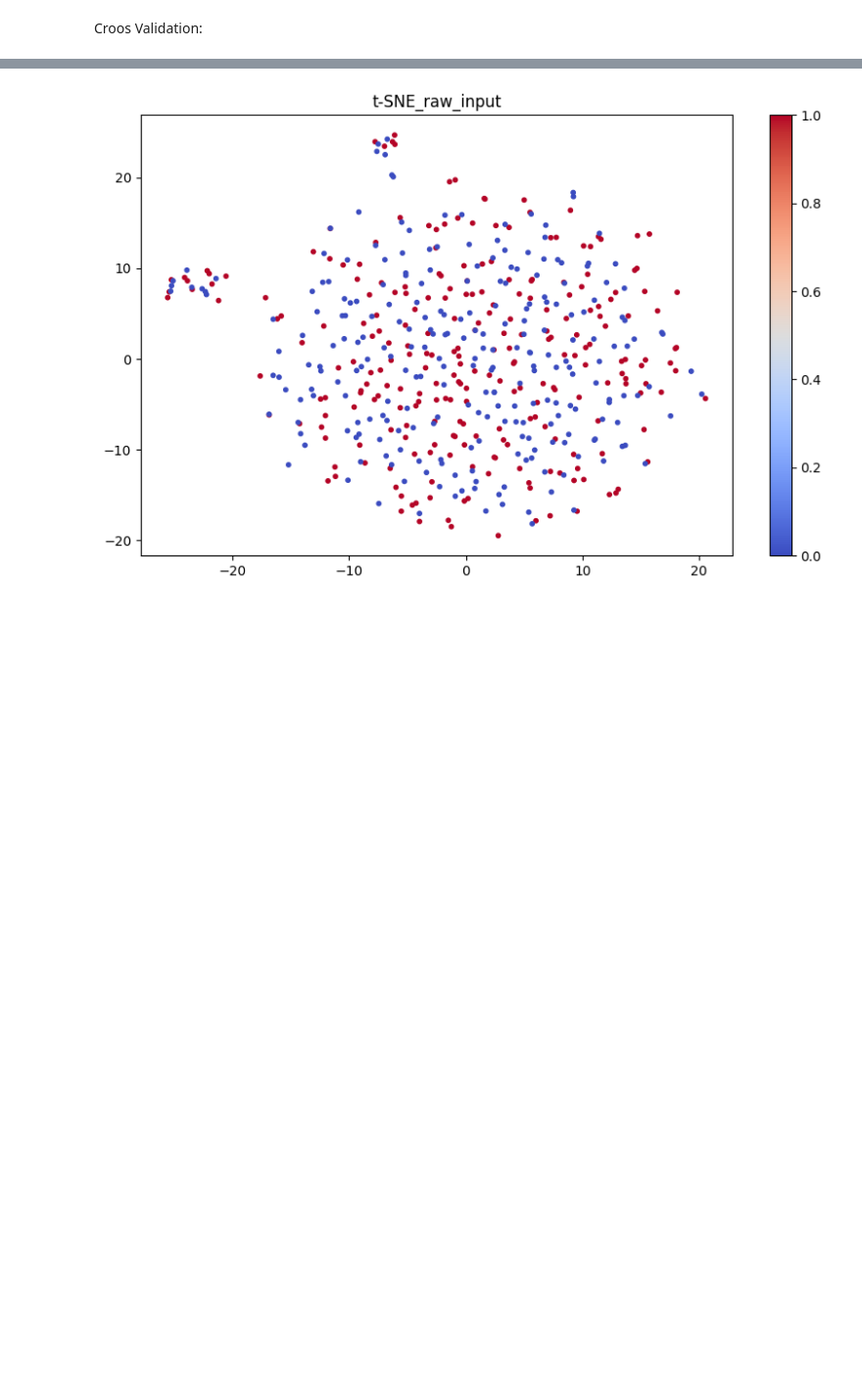
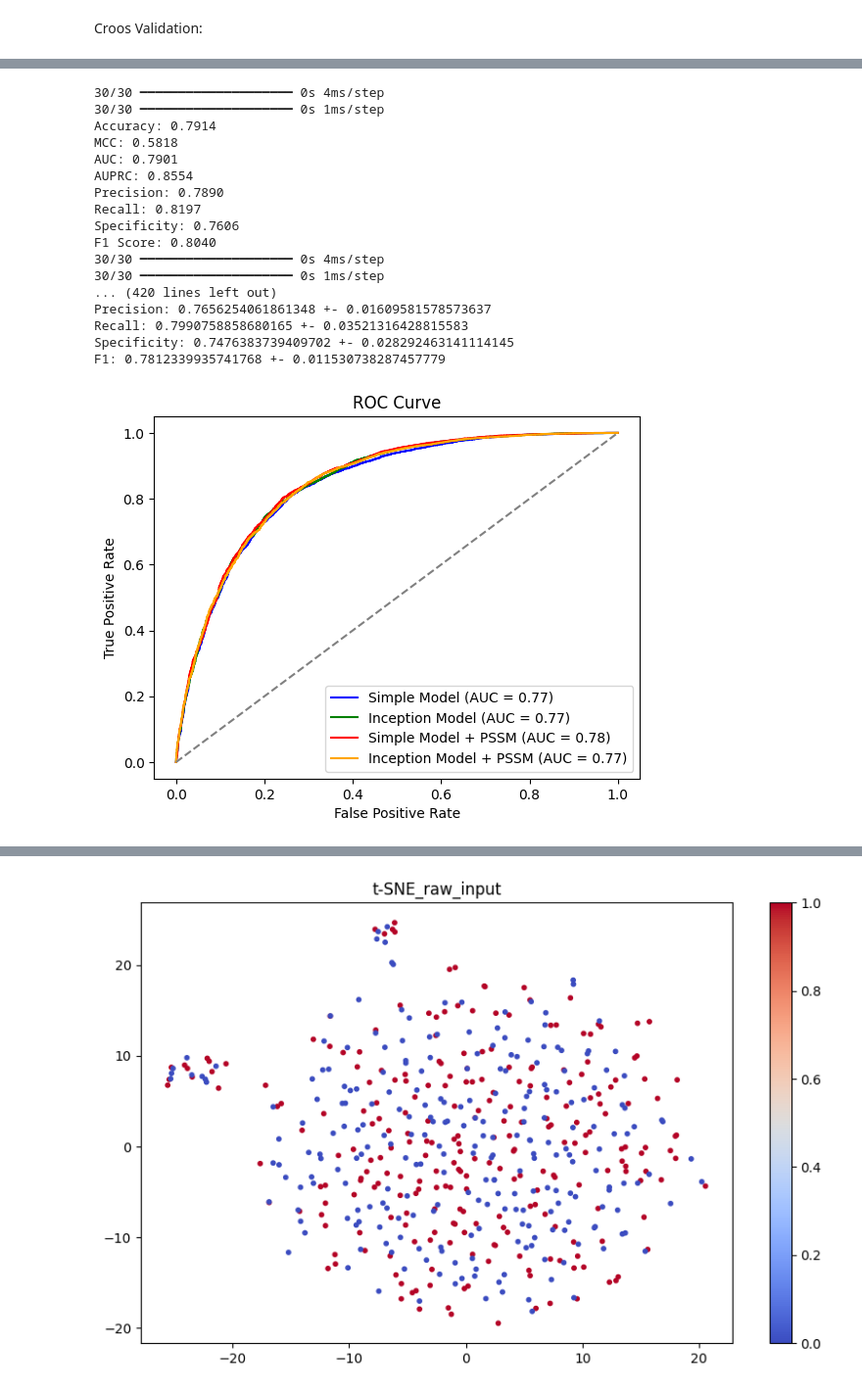
Before and after one commit to Sheldor7701/ResLysEmbed, a Jupyter notebook: Training_Code.ipynb, the cells around one changed output, grey strips where cells are left out. Shown at 98% size. Cells and saved outputs as stored; diff of their text form; code cells hidden in the pictures; blank space fills up the shorter version.

```diff
--- a/Training_Code.ipynb
+++ b/Training_Code.ipynb
@@ -34,9 +173,9 @@ def set_seed(seed):
     np.random.seed(seed)
     tf.random.set_seed(seed)
 
-train = pd.read_csv('../Embeddings/Prot_t5/train_t5_pssm.csv')
-val = pd.read_csv('../Embeddings/Prot_t5/val_t5_pssm.csv')
-test = pd.read_csv('../Embeddings/Prot_t5/test_t5_pssm.csv')
+train = pd.read_csv('Embeddings/Prot_t5/train_t5_pssm.csv')
+val = pd.read_csv('Embeddings/Prot_t5/val_t5_pssm.csv')
+test = pd.read_csv('Embeddings/Prot_t5/test_t5_pssm.csv')
 
 
 print(train.shape)
@@ -77,16 +216,6 @@ y_train = train['label'].values
 y_val = val['label'].values
 y_test = test['label'].values
 
-# Extract sequences
-X_train = train['sequence'].values
-X_val = val['sequence'].values
-X_test = test['sequence'].values
-
-# Extract labels
-y_train = train['label'].values
-y_val = val['label'].values
-y_test = test['label'].values
-
 # Create a dictionary to map amino acids to integers
 amino_acids = 'ACDEFGHIKLMNPQRSTVWY-'
 aa_to_int = {aa: i for i, aa in enumerate(amino_acids)}
@@ -1227,0 +1449,59 @@ F1: 0.7920534039922954 +- 0.018348004097645913
+# %%
+simple_y_true, simple_y_pred, simple_aucs, simple_auprcs = cross_validate_model('simple_model', X_train_num, X_train_embeddings, y_train, kf)
+incept_y_true, incept_y_pred, incept_aucs, incept_auprcs = cross_validate_model('inception_model', X_train_num, X_train_embeddings, y_train, kf)
+simple_pssm_y_true, simple_pssm_y_pred, simple_pssm_aucs, simple_pssm_auprcs = cross_validate_model('simple_pssm_model', X_train_num, X_train_embeddings, y_train, kf, X_train_PSSM)
+incept_pssm_y_true, incept_pssm_y_pred, incept_pssm_aucs, incept_pssm_auprcs = cross_validate_model('inception_pssm_model', X_train_num, X_train_embeddings, y_train, kf, X_train_PSSM)
+
+
+
+# Plot ROC and PR curves for all models in a single plot
+fpr_simple, tpr_simple, _ = roc_curve(simple_y_true, simple_y_pred)
+fpr_incept, tpr_incept, _ = roc_curve(incept_y_true, incept_y_pred)
+fpr_simple_pssm, tpr_simple_pssm, _ = roc_curve(simple_pssm_y_true, simple_pssm_y_pred)
+fpr_incept_pssm, tpr_incept_pssm, _ = roc_curve(incept_pssm_y_true, incept_pssm_y_pred)
+plt.figure()
+plt.plot(fpr_simple, tpr_simple, color='blue', label='Simple Model (AUC = %0.2f)' % np.mean(simple_aucs))
+plt.plot(fpr_incept, tpr_incept, color='green', label='Inception Model (AUC = %0.2f)' % np.mean(incept_aucs))
+plt.plot(fpr_simple_pssm, tpr_simple_pssm, color='red', label='Simple Model + PSSM (AUC = %0.2f)' % np.mean(simple_pssm_aucs))
+plt.plot(fpr_incept_pssm, tpr_incept_pssm, color='orange', label='Inception Model + PSSM (AUC = %0.2f)' % np.mean(incept_pssm_aucs))
+plt.plot([0, 1], [0, 1], color='gray', linestyle='--')
+plt.xlabel('False Positive Rate')
+plt.ylabel('True Positive Rate')
+plt.title('ROC Curve')
+plt.legend(loc="lower right")
+plt.savefig('10_fold_CV_ROC_curve_2.pdf', format='pdf', bbox_inches='tight')
+plt.show()
+
+precision_simple, recall_simple, _ = precision_recall_curve(simple_y_true, simple_y_pred)
+precision_incept, recall_incept, _ = precision_recall_curve(incept_y_true, incept_y_pred)
+precision_simple_pssm, recall_simple_pssm, _ = precision_recall_curve(simple_pssm_y_true, simple_pssm_y_pred)
+precision_incept_pssm, recall_incept_pssm, _ = precision_recall_curve(incept_pssm_y_true, incept_pssm_y_pred)
+plt.figure()
+plt.plot(recall_simple, precision_simple, color='blue', label='Simple Model (AUPRC = %0.2f)' % np.mean(simple_auprcs))
+plt.plot(recall_incept, precision_incept, color='green', label='Inception Model (AUPRC = %0.2f)' % np.mean(incept_auprcs))
+plt.plot(recall_simple_pssm, precision_simple_pssm, color='red', label='Simple Model + PSSM (AUPRC = %0.2f)' % np.mean(simple_pssm_auprcs))
+plt.plot(recall_incept_pssm, precision_incept_pssm, color='orange', label='Inception Model + PSSM (AUPRC = %0.2f)' % np.mean(incept_pssm_auprcs))
+plt.xlabel('Recall')
+plt.ylabel('Precision')
+plt.title('Precision-Recall Curve')
+plt.legend(loc="lower left")
+plt.savefig('10_fold_CV_PR_curve_2.pdf', format='pdf', bbox_inches='tight')
+# %% [output]
+30/30 ━━━━━━━━━━━━━━━━━━━━ 0s 4ms/step
+30/30 ━━━━━━━━━━━━━━━━━━━━ 0s 1ms/step
+Accuracy: 0.7914
+MCC: 0.5818
+AUC: 0.7901
+AUPRC: 0.8554
+Precision: 0.7890
+Recall: 0.8197
+Specificity: 0.7606
+F1 Score: 0.8040
+30/30 ━━━━━━━━━━━━━━━━━━━━ 0s 4ms/step
+30/30 ━━━━━━━━━━━━━━━━━━━━ 0s 1ms/step
+... (420 lines left out)
+Precision: 0.7656254061861348 +- 0.01609581578573637
+Recall: 0.7990758858680165 +- 0.03521316428815583
+Specificity: 0.7476383739409702 +- 0.028292463141114145
+F1: 0.7812339935741768 +- 0.011530738287457779
+[figure, added]
```
Also changed, not shown: parts of 17 cells of this notebook.
